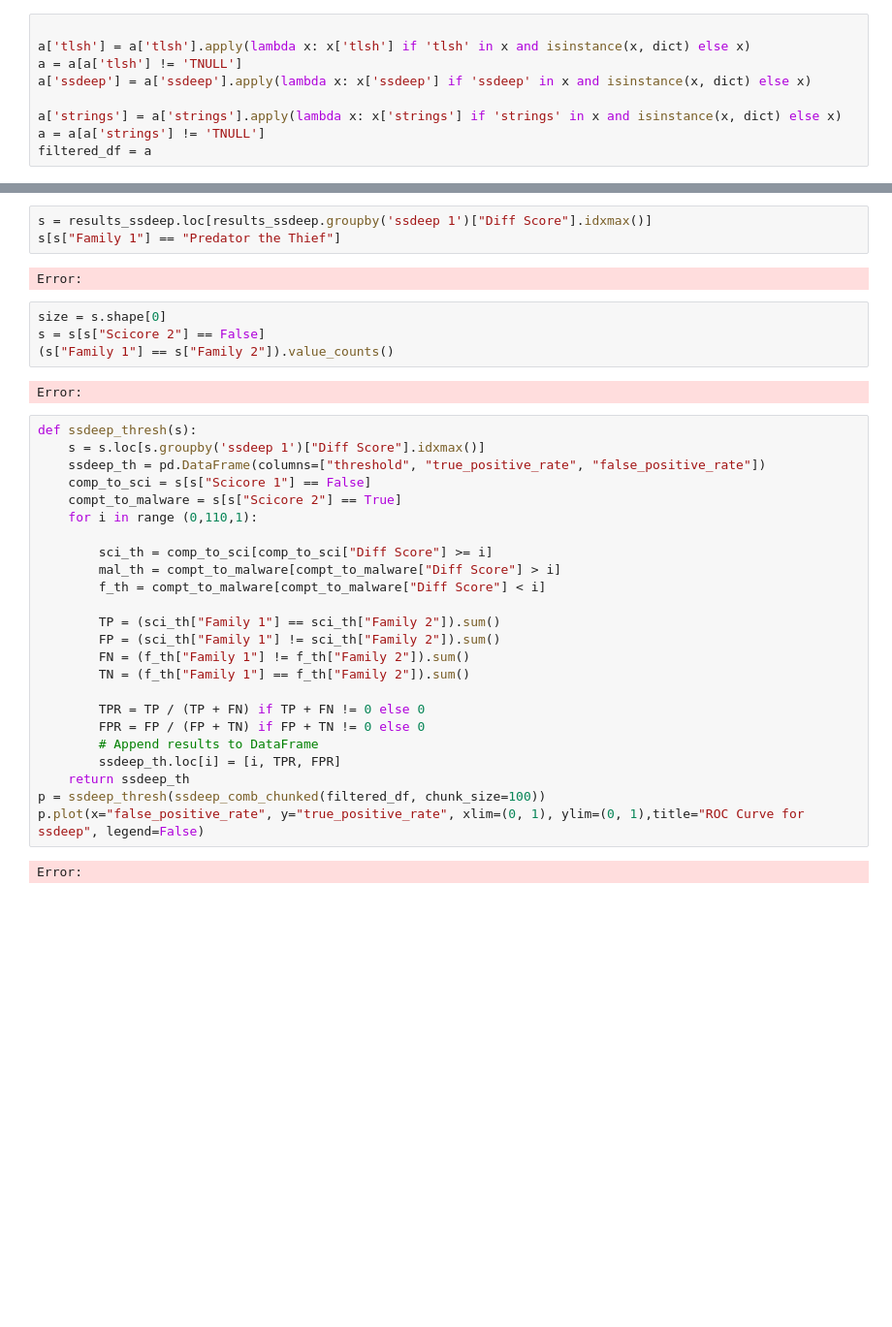
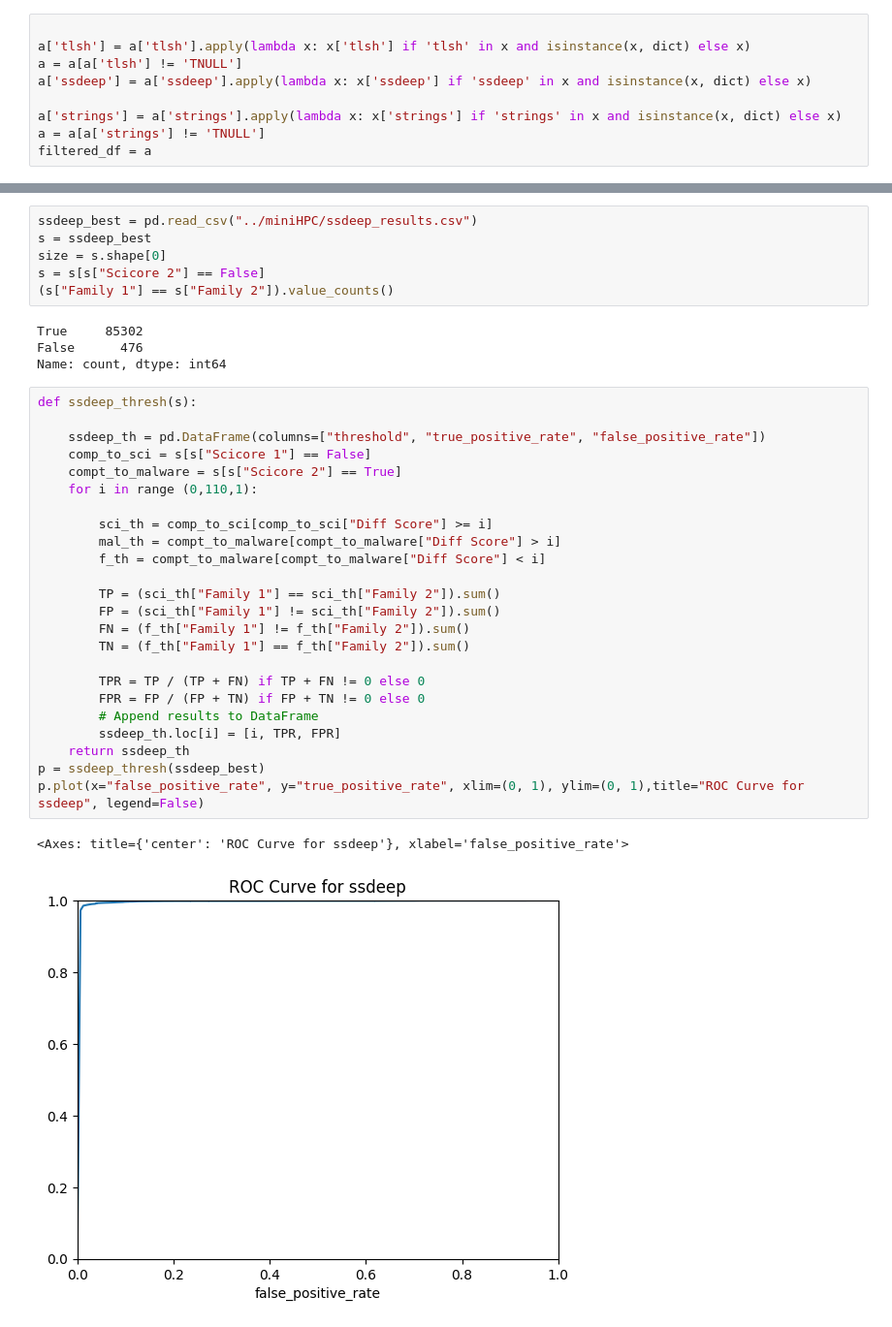
Before and after one commit to edizeqiri/obstkorb, a Jupyter notebook: Analysis/Malware.ipynb, the cells around one changed output, grey strips where cells are left out. Shown at 97% size. Saved outputs shown, nothing was run; the diff lists cells and outputs as text; blank space fills up the shorter version.

```diff
--- a/Analysis/Malware.ipynb
+++ b/Analysis/Malware.ipynb
@@ -530,40 +308,40 @@ Error:
-# %%
-s = results_ssdeep.loc[results_ssdeep.groupby('ssdeep 1')["Diff Score"].idxmax()]
-s[s["Family 1"] == "Predator the Thief"]
-# %% [output]
-Error:
 # %%
+ssdeep_best = pd.read_csv("../miniHPC/ssdeep_results.csv")
+s = ssdeep_best
 size = s.shape[0]
 s = s[s["Scicore 2"] == False]
 (s["Family 1"] == s["Family 2"]).value_counts()
 # %% [output]
-Error:
+True     85302
+False      476
+Name: count, dtype: int64
 # %%
 def ssdeep_thresh(s):
-    s = s.loc[s.groupby('ssdeep 1')["Diff Score"].idxmax()]
+
     ssdeep_th = pd.DataFrame(columns=["threshold", "true_positive_rate", "false_positive_rate"])
     comp_to_sci = s[s["Scicore 1"] == False]
     compt_to_malware = s[s["Scicore 2"] == True]
     for i in range (0,110,1):
 
         sci_th = comp_to_sci[comp_to_sci["Diff Score"] >= i]
         mal_th = compt_to_malware[compt_to_malware["Diff Score"] > i]
         f_th = compt_to_malware[compt_to_malware["Diff Score"] < i]
 
         TP = (sci_th["Family 1"] == sci_th["Family 2"]).sum()
         FP = (sci_th["Family 1"] != sci_th["Family 2"]).sum()
         FN = (f_th["Family 1"] != f_th["Family 2"]).sum()
         TN = (f_th["Family 1"] == f_th["Family 2"]).sum()
 
         TPR = TP / (TP + FN) if TP + FN != 0 else 0
         FPR = FP / (FP + TN) if FP + TN != 0 else 0
         # Append results to DataFrame
         ssdeep_th.loc[i] = [i, TPR, FPR]
     return ssdeep_th
-p = ssdeep_thresh(ssdeep_comb_chunked(filtered_df, chunk_size=100))
+p = ssdeep_thresh(ssdeep_best)
 p.plot(x="false_positive_rate", y="true_positive_rate", xlim=(0, 1), ylim=(0, 1),title="ROC Curve for ssdeep", legend=False)
 # %% [output]
-Error:
+<Axes: title={'center': 'ROC Curve for ssdeep'}, xlabel='false_positive_rate'>
+[figure, added]
 # %%
 # Plot the ROC curve in range 0.1 to 1.0
 ax = p.plot(x="false_positive_rate", y="true_positive_rate", xlim=(0, 1), ylim=(0, 1),title="ROC Curve for ssdeep", legend=False)
```
Also changed, not shown: parts of 42 cells of this notebook, 12 other files.
